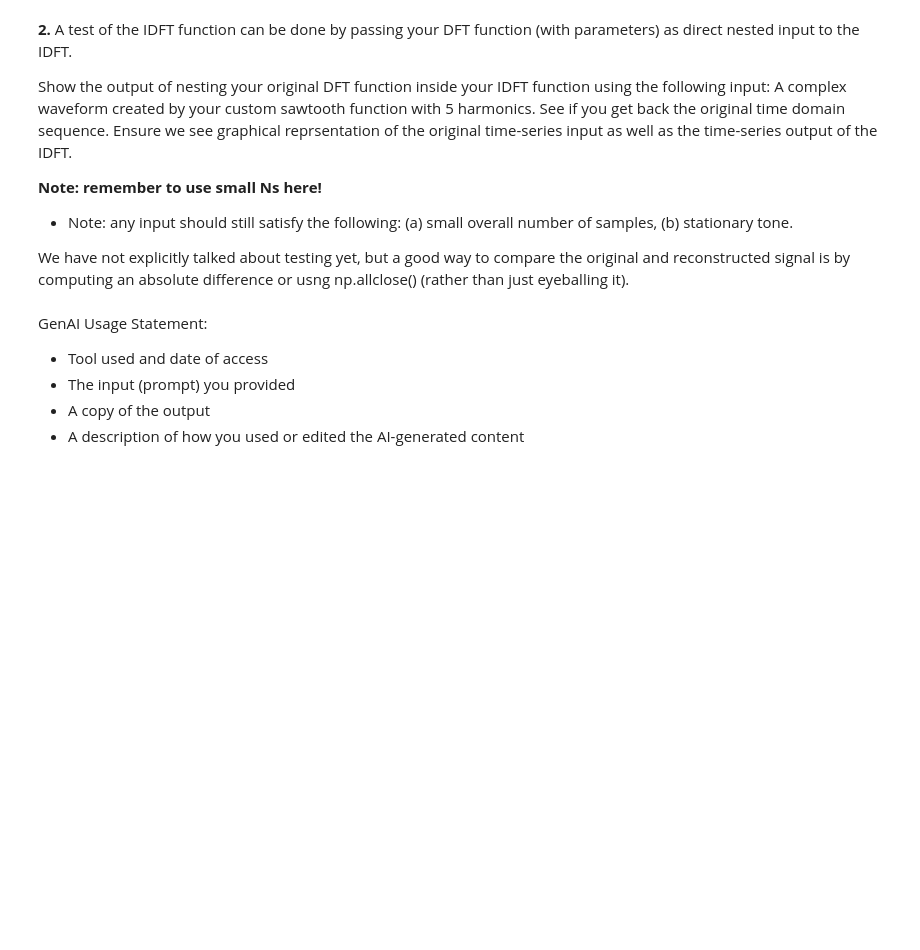
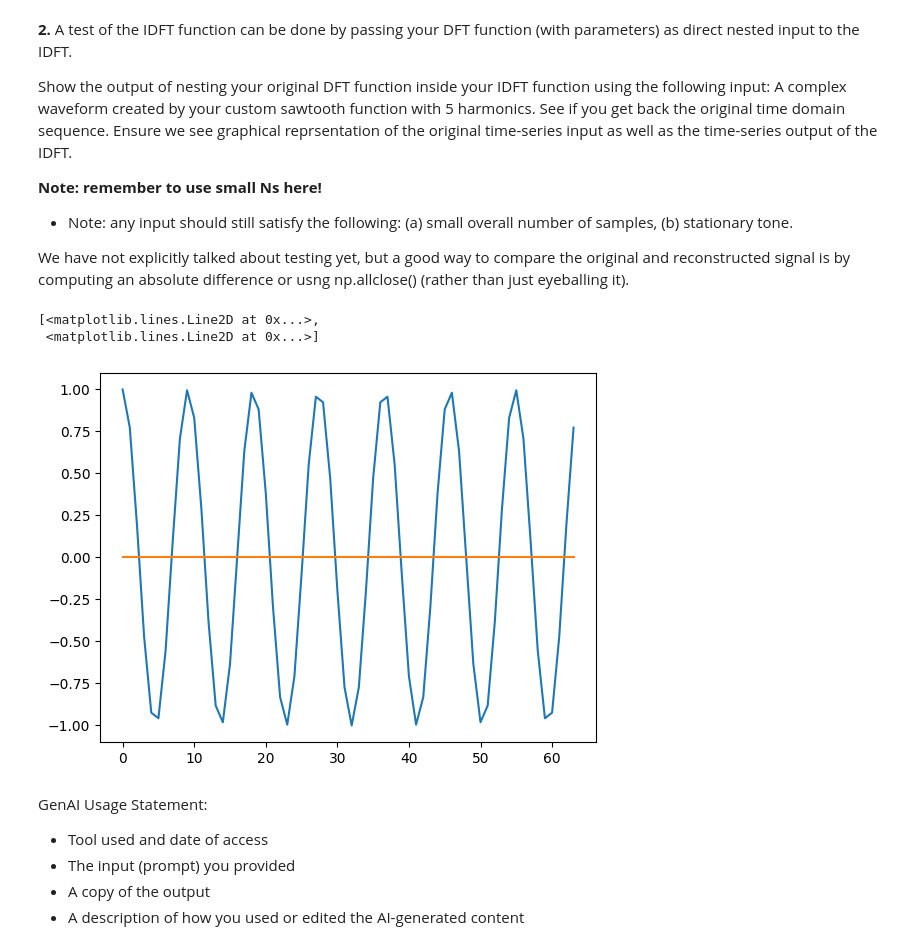
Before and after one commit to adityarpawar1902/AudioTechII, a Jupyter notebook: HW/HW2.ipynb, the cells around one changed output. Cells and saved outputs as stored; diff of their text form; code cells hidden in the pictures; blank space fills up the shorter version.

```diff
--- a/HW/HW2.ipynb
+++ b/HW/HW2.ipynb
@@ -70,5 +86,15 @@ def DFT(x):
     The function should return a numpy array of length N
     X (numpy array) = The N point DFT of the input sequence x
     """
+    ## Your code here
+    N = np.size(x)
+    n = np.arange(N)
 
-    ## Your code here
+    X = np.array([])
+    for k in range(N):
+        xp = cSine(k, N)
+        X = np.append(X, sum(x*xp))
+
+    return X
+
+DFT(x=np.array([1,2,3,4]))
@@ -136,3 +222,17 @@ def IDFT(X):
     """
     ## Your code here
     ## Don't forget to include the 1/N to normalize
+
+    N = np.size(X)
+    nv = np.arange(N)
+    kv = np.arange(N)
+
+    y = np.array([])
+
+    for n in nv:
+        xp = np.exp(1j * 2*np.pi* kv * n/N)
+        y = np.append(y, 1/N * sum(X*xp))
+
+    return y
+
+IDFT(X=np.array([1,1,1,1]))
@@ -151,3 +251,18 @@ We have not explicitly talked about testing yet, but a good way to compare the o
+# %%
+# your code here
+# IDFT(myDFT(test_sig))
+N = 64
+n = np.arange(N)
+k = 7
+s = np.cos(2*np.pi* k * n/N)
+
+out = IDFT(DFT(s))
+
+plt.plot(n, np.real(out), n, np.imag(out))
+# %% [output]
+[<matplotlib.lines.Line2D at 0x...>,
+ <matplotlib.lines.Line2D at 0x...>]
+[figure, added]
 # %% [markdown]
 GenAI Usage Statement:
 
```
Also changed, not shown: parts of 9 cells of this notebook.
